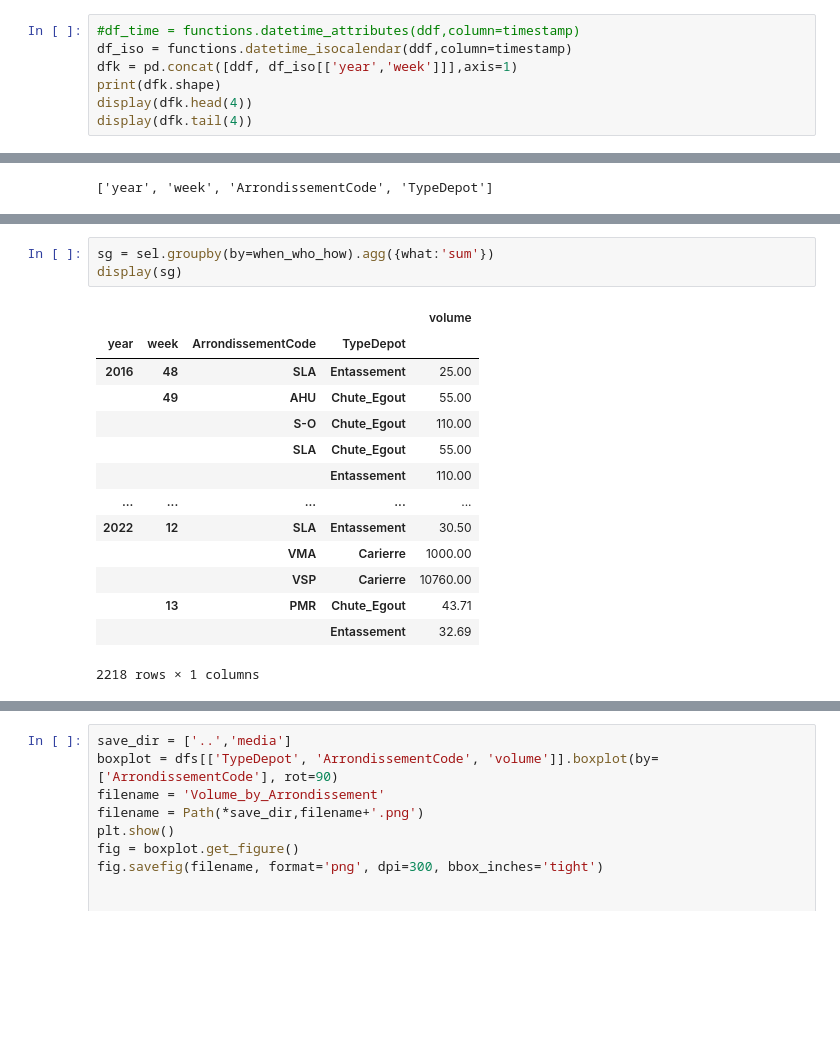
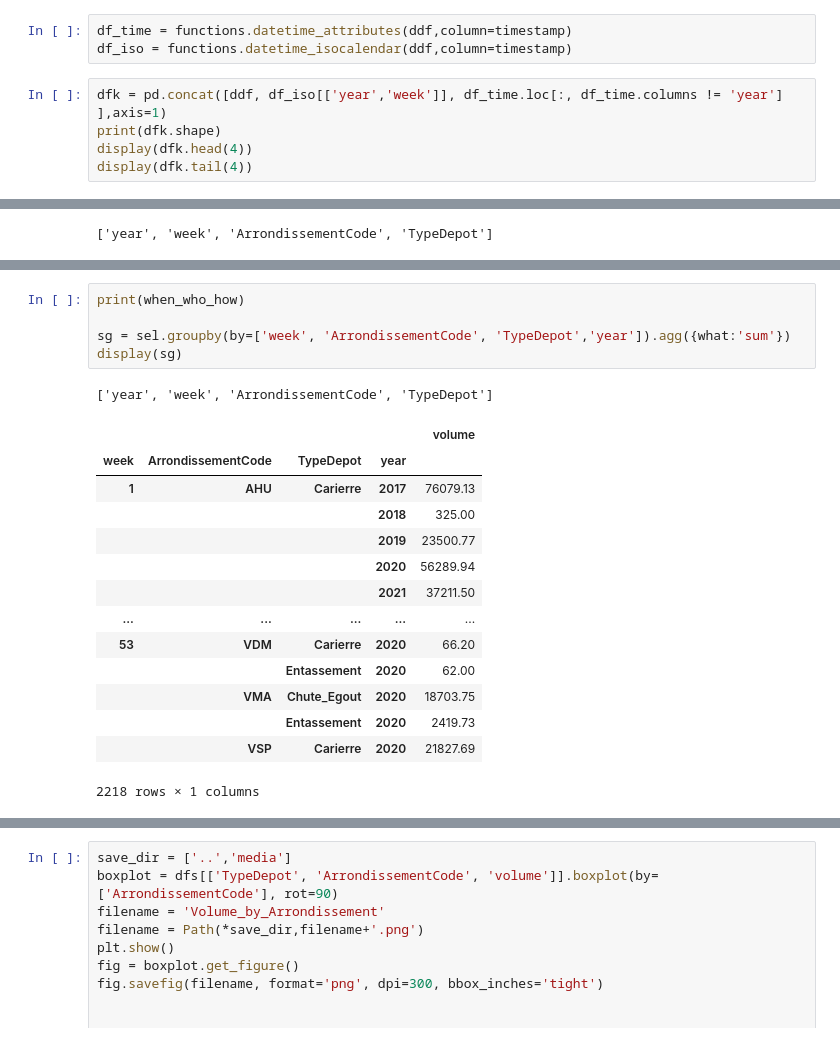
Before and after one commit to cimadure/ind6212, a Jupyter notebook: notebooks/weekly_snowfall_v2.ipynb, the cells around one changed output, grey strips where cells are left out. Drawn from its saved outputs; the diff is of its cells as text; blank space fills up the shorter version.

```diff
--- a/notebooks/weekly_snowfall_v2.ipynb
+++ b/notebooks/weekly_snowfall_v2.ipynb
@@ -61,10 +61,11 @@ ddf.tail(4)
 | 260566 | 2022-10-14 09:05:40 | NaN | VDM-01 | 28 | VDM | ... |
 | 260567 | 2022-03-01 07:56:00 | NaN | AHU-104 | 22 | AHU | ... |
 | 260568 | 2022-01-19 16:20:00 | NaN | AHU-104 | 22 | AHU | ... |
+# %%
+df_time = functions.datetime_attributes(ddf,column=timestamp)
+df_iso = functions.datetime_isocalendar(ddf,column=timestamp)
 # %%
-#df_time = functions.datetime_attributes(ddf,column=timestamp)
-df_iso = functions.datetime_isocalendar(ddf,column=timestamp)
-dfk = pd.concat([ddf, df_iso[['year','week']]],axis=1)
+dfk = pd.concat([ddf, df_iso[['year','week']], df_time.loc[:, df_time.columns != 'year'] ],axis=1)
 print(dfk.shape)
 display(dfk.head(4))
 display(dfk.tail(4))
@@ -106,21 +124,24 @@ print(sel.shape)
 # %%
-sg = sel.groupby(by=when_who_how).agg({what:'sum'})
+print(when_who_how)
+
+sg = sel.groupby(by=['week', 'ArrondissementCode', 'TypeDepot','year']).agg({what:'sum'})
 display(sg)
 # %% [output]
+['year', 'week', 'ArrondissementCode', 'TypeDepot']
 |  |  |  |  | volume |
-| year | week | ArrondissementCode | TypeDepot |  |
-| 2016 | 48 | SLA | Entassement | 25.00 |
-|  | 49 | AHU | Chute_Egout | 55.00 |
-|  |  | S-O | Chute_Egout | 110.00 |
-|  |  | SLA | Chute_Egout | 55.00 |
-|  |  |  | Entassement | 110.00 |
+| week | ArrondissementCode | TypeDepot | year |  |
+| 1 | AHU | Carierre | 2017 | 76079.13 |
+|  |  |  | 2018 | 325.00 |
+|  |  |  | 2019 | 23500.77 |
+|  |  |  | 2020 | 56289.94 |
+|  |  |  | 2021 | 37211.50 |
 | ... | ... | ... | ... | ... |
-| 2022 | 12 | SLA | Entassement | 30.50 |
-|  |  | VMA | Carierre | 1000.00 |
-|  |  | VSP | Carierre | 10760.00 |
-|  | 13 | PMR | Chute_Egout | 43.71 |
-|  |  |  | Entassement | 32.69 |
+| 53 | VDM | Carierre | 2020 | 66.20 |
+|  |  | Entassement | 2020 | 62.00 |
+|  | VMA | Chute_Egout | 2020 | 18703.75 |
+|  |  | Entassement | 2020 | 2419.73 |
+|  | VSP | Carierre | 2020 | 21827.69 |
-2218 rows × 1 columns
+2218 rows × 1 columns
 # %%
 dfs = sg.reset_index()
 dfs['yw'] = 100*dfs['year'] + dfs['week']
```
Also changed, not shown: parts of 8 cells of this notebook.
